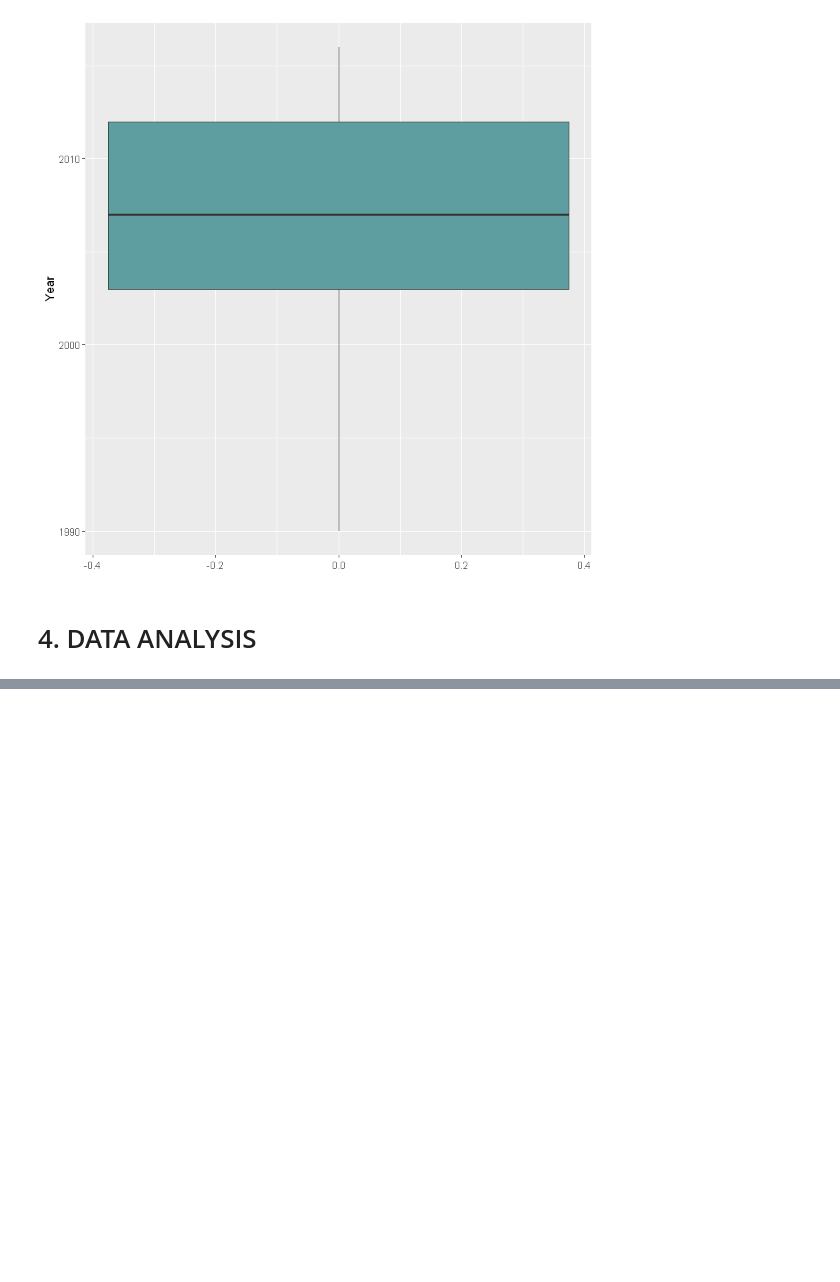
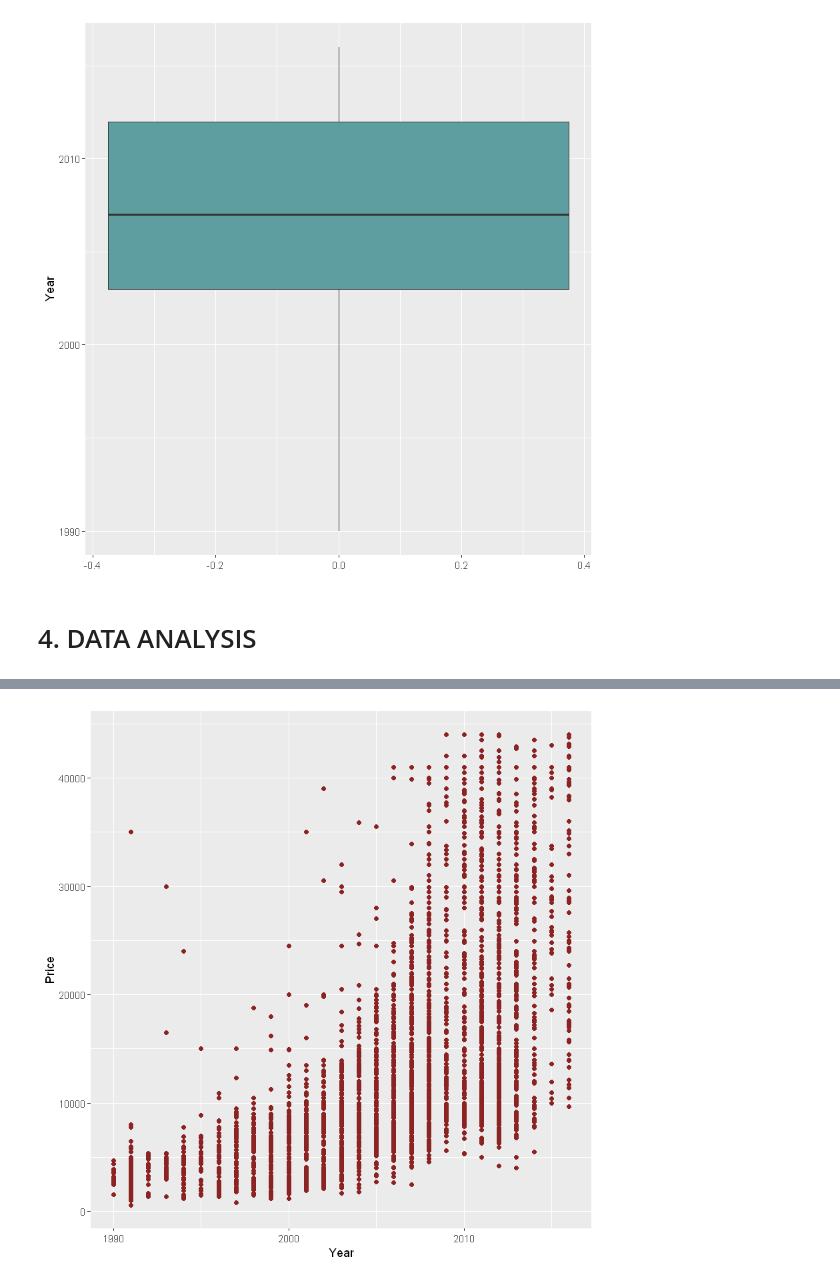
Before and after one commit to nithinivi/DataScienceInR, a Jupyter notebook: lesson-03/EDA.ipynb, the cells around one changed output, grey strips where cells are left out. Saved outputs shown, nothing was run; the diff lists cells and outputs as text; code cells hidden in the pictures; blank space fills up the shorter version.

```diff
--- a/lesson-03/EDA.ipynb
+++ b/lesson-03/EDA.ipynb
@@ -377,0 +491,6 @@ ggplot(data=data,aes(y=Year))+ geom_boxplot(fill='cadetblue')
+# %%
+ggplot(data=data,aes(Year,Price))+geom_point(color='brown4')
+
+## Positive Correlation between Year and Price
+# %% [output]
+[figure, added]
```
Also changed, not shown: parts of 8 cells of this notebook, 3 other files.
